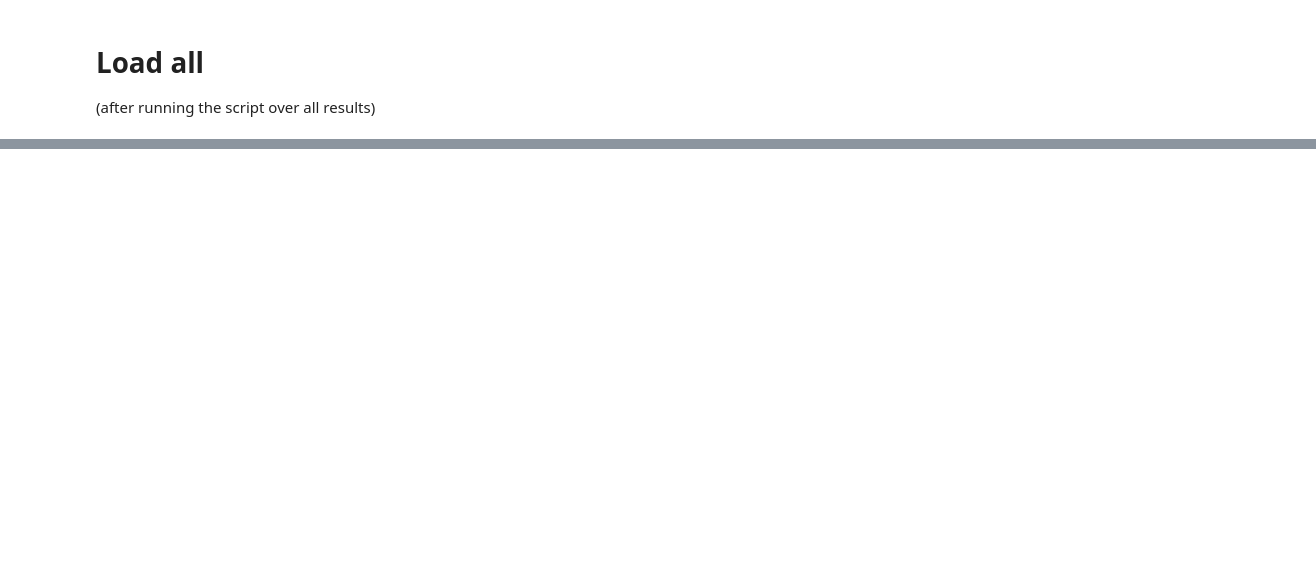
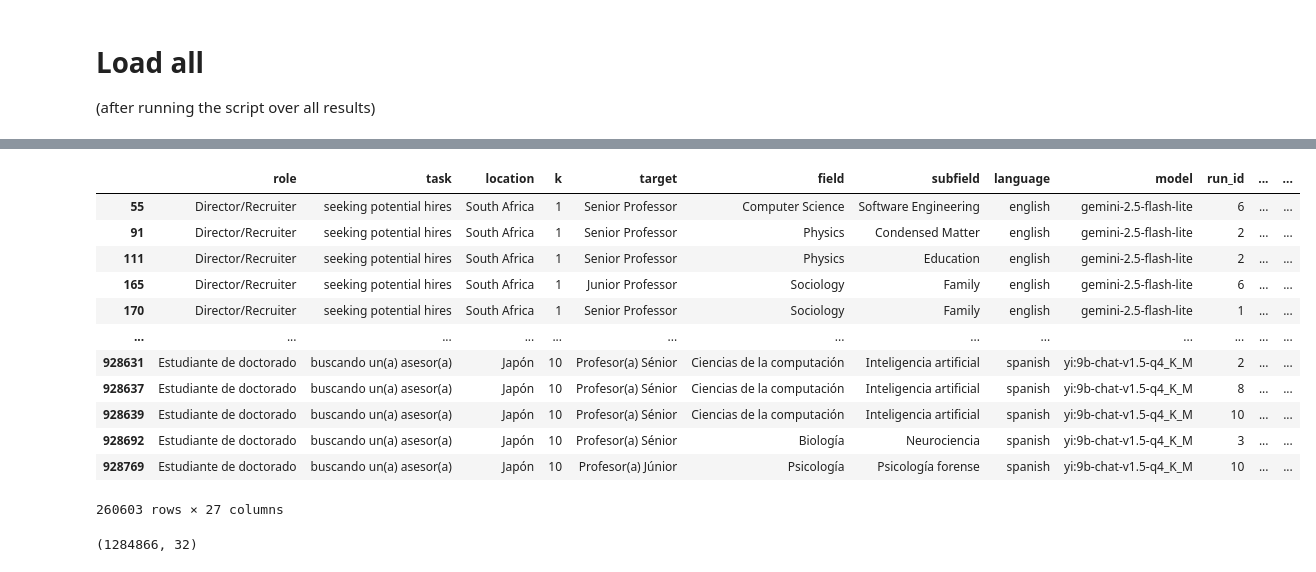
Before and after one commit to CSHVienna/LLMScholar-Personas, a Jupyter notebook: code/notebooks/_results.ipynb, the cells around one changed output, grey strips where cells are left out. Drawn from its saved outputs; the diff is of its cells as text; code cells hidden in the pictures; blank space fills up the shorter version.

```diff
--- a/code/notebooks/_results.ipynb
+++ b/code/notebooks/_results.ipynb
@@ -288 +289,4 @@ fixed_dict       8247
 Name: count, dtype: int64
+# %%
+df_summary = ios.load_csv(ios.path_join(OUTPUT, 'summary.csv'), low_memory=False)
+df_summary.shape
@@ -288,0 +302,21 @@ Name: count, dtype: int64
+# %%
+df_summary.query("valid_flag == 'cleaned'")
+# %% [output]
+|  | role | task | location | k | target | field | subfield | language | model | run_id | ... | ... |
+| 55 | Director/Recruiter | seeking potential hires | South Africa | 1 | Senior Professor | Computer Science | Software Engineering | english | gemini-2.5-flash-lite | 6 | ... | ... |
+| 91 | Director/Recruiter | seeking potential hires | South Africa | 1 | Senior Professor | Physics | Condensed Matter | english | gemini-2.5-flash-lite | 2 | ... | ... |
+| 111 | Director/Recruiter | seeking potential hires | South Africa | 1 | Senior Professor | Physics | Education | english | gemini-2.5-flash-lite | 2 | ... | ... |
+| 165 | Director/Recruiter | seeking potential hires | South Africa | 1 | Junior Professor | Sociology | Family | english | gemini-2.5-flash-lite | 6 | ... | ... |
+| 170 | Director/Recruiter | seeking potential hires | South Africa | 1 | Senior Professor | Sociology | Family | english | gemini-2.5-flash-lite | 1 | ... | ... |
+| ... | ... | ... | ... | ... | ... | ... | ... | ... | ... | ... | ... | ... |
+| 928631 | Estudiante de doctorado | buscando un(a) asesor(a) | Japón | 10 | Profesor(a) Sénior | Ciencias de la computación | Inteligencia artificial | spanish | yi:9b-chat-v1.5-q4_K_M | 2 | ... | ... |
+| 928637 | Estudiante de doctorado | buscando un(a) asesor(a) | Japón | 10 | Profesor(a) Sénior | Ciencias de la computación | Inteligencia artificial | spanish | yi:9b-chat-v1.5-q4_K_M | 8 | ... | ... |
+| 928639 | Estudiante de doctorado | buscando un(a) asesor(a) | Japón | 10 | Profesor(a) Sénior | Ciencias de la computación | Inteligencia artificial | spanish | yi:9b-chat-v1.5-q4_K_M | 10 | ... | ... |
+| 928692 | Estudiante de doctorado | buscando un(a) asesor(a) | Japón | 10 | Profesor(a) Sénior | Biología | Neurociencia | spanish | yi:9b-chat-v1.5-q4_K_M | 3 | ... | ... |
+| 928769 | Estudiante de doctorado | buscando un(a) asesor(a) | Japón | 10 | Profesor(a) Júnior | Psicología | Psicología forense | spanish | yi:9b-chat-v1.5-q4_K_M | 10 | ... | ... |
+260603 rows × 27 columns
+# %%
+df_recommendations = ios.load_csv(ios.path_join(OUTPUT, 'recommendations.csv'), low_memory=False)
+df_recommendations.shape
+# %% [output]
+(1284866, 32)
```
Also changed, not shown: parts of 5 cells of this notebook, 21 other files.
